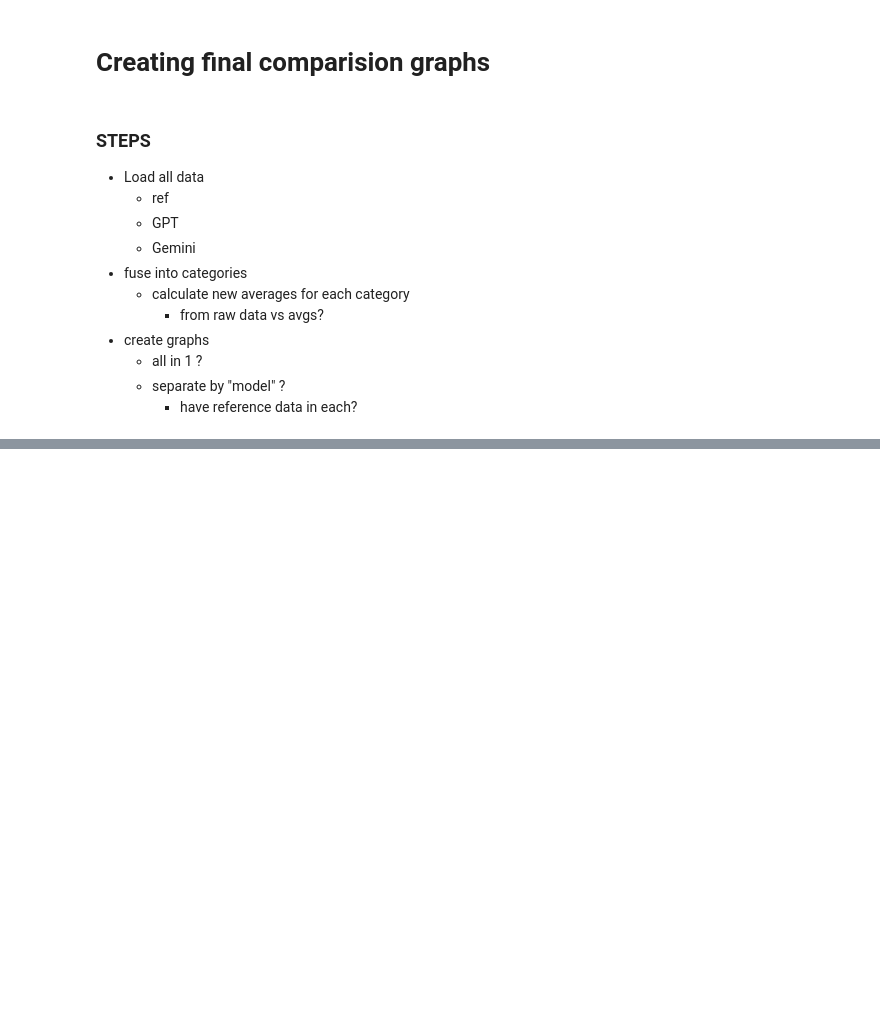
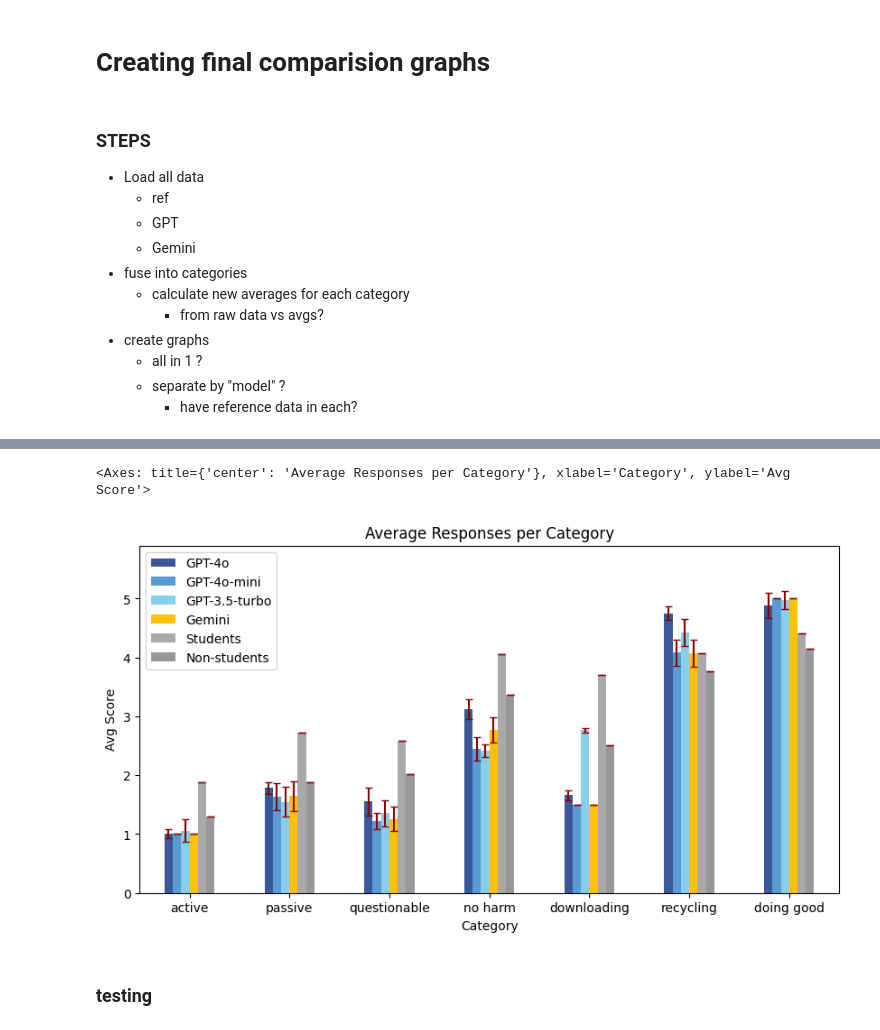
Before and after one commit to N101/Consumer-Ethics-in-AI-Shopping-Assistants, a Jupyter notebook: src/notebooks/final_graphs.ipynb, the cells around one changed output, grey strips where cells are left out. Drawn from its saved outputs; the diff is of its cells as text; code cells hidden in the pictures; blank space fills up the shorter version.

```diff
--- a/src/notebooks/final_graphs.ipynb
+++ b/src/notebooks/final_graphs.ipynb
@@ -103,3 +102,25 @@ fig.savefig("category_averages.png")
+# %%
+
+fig, ax = plt.subplots()
+category_averages.plot(
+    kind="bar",
+    ylim=(0, 5.9),
+    yerr=category_errors,
+    capsize=3,
+    ecolor="darkred",
+    color=["#3B5998", "#5a9bd4", "#87ceeb", "#FFC107", "#A9A9A9", "#989898"],
+    ax=ax,
+    title="Average Responses per Category",
+    xlabel="Category",
+    ylabel="Avg Score",
+    figsize=(10, 5),
+    rot=0,
+)
+# %% [output]
+<Axes: title={'center': 'Average Responses per Category'}, xlabel='Category', ylabel='Avg Score'>
+[figure, added]
+# %% [markdown]
+### testing
 # %%
 category_averages = pd.DataFrame(index=labels, columns=["GPT-4o", "GPT-100"])
 category_averages["GPT-4o"] = [gpt4o_avg.iloc[s, 0].mean() for s in slices]
```
Also changed, not shown: parts of 12 cells of this notebook, 6 other files.
